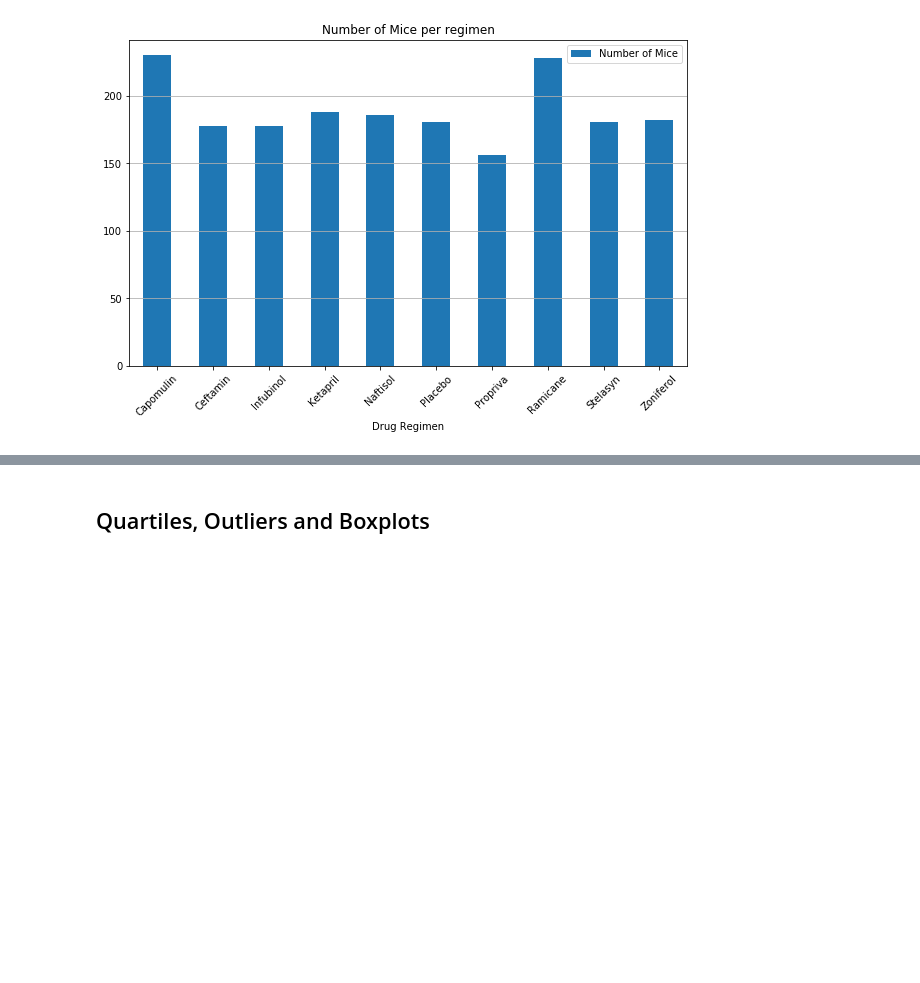
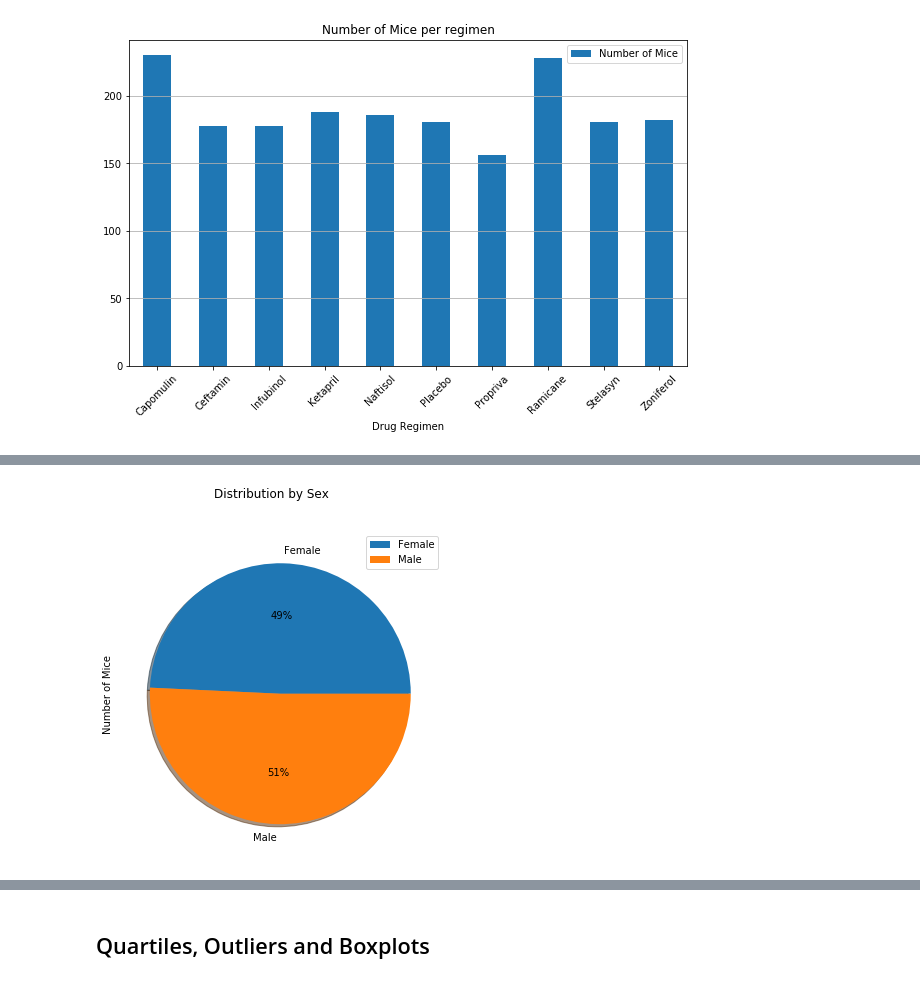
Before and after one commit to paulfhardy/matplotlib-challenge, a Jupyter notebook: pymaceuticals.ipynb, the cells around one changed output, grey strips where cells are left out. Cells and saved outputs as stored; diff of their text form; code cells hidden in the pictures; blank space fills up the shorter version.

```diff
--- a/pymaceuticals.ipynb
+++ b/pymaceuticals.ipynb
@@ -245,0 +227,14 @@ plt.show()
+# %%
+# Generate a pie plot showing the distribution of female versus male mice using pandas
+
+mouse_study_clean_df
+mouse_study_sex_groupby_df = pd.DataFrame(mouse_study_clean_df.groupby(['Sex']).count()['Mouse ID'])
+mouse_study_sex_groupby_df= mouse_study_sex_groupby_df.rename(columns = { 'Mouse ID' : "Number of Mice"})
+mouse_study_sex_groupby_df
+
+
+mouse_study_sex_groupby_df.plot(kind="pie", subplots = True, figsize=(10,6), shadow = True,legend = True, title = "Distribution by Sex",autopct='%1.0f%%',label=False)
+plt.axis = ('equal')
+plt.show()
+# %% [output]
+[figure, added]
```
Also changed, not shown: parts of 7 cells of this notebook.
